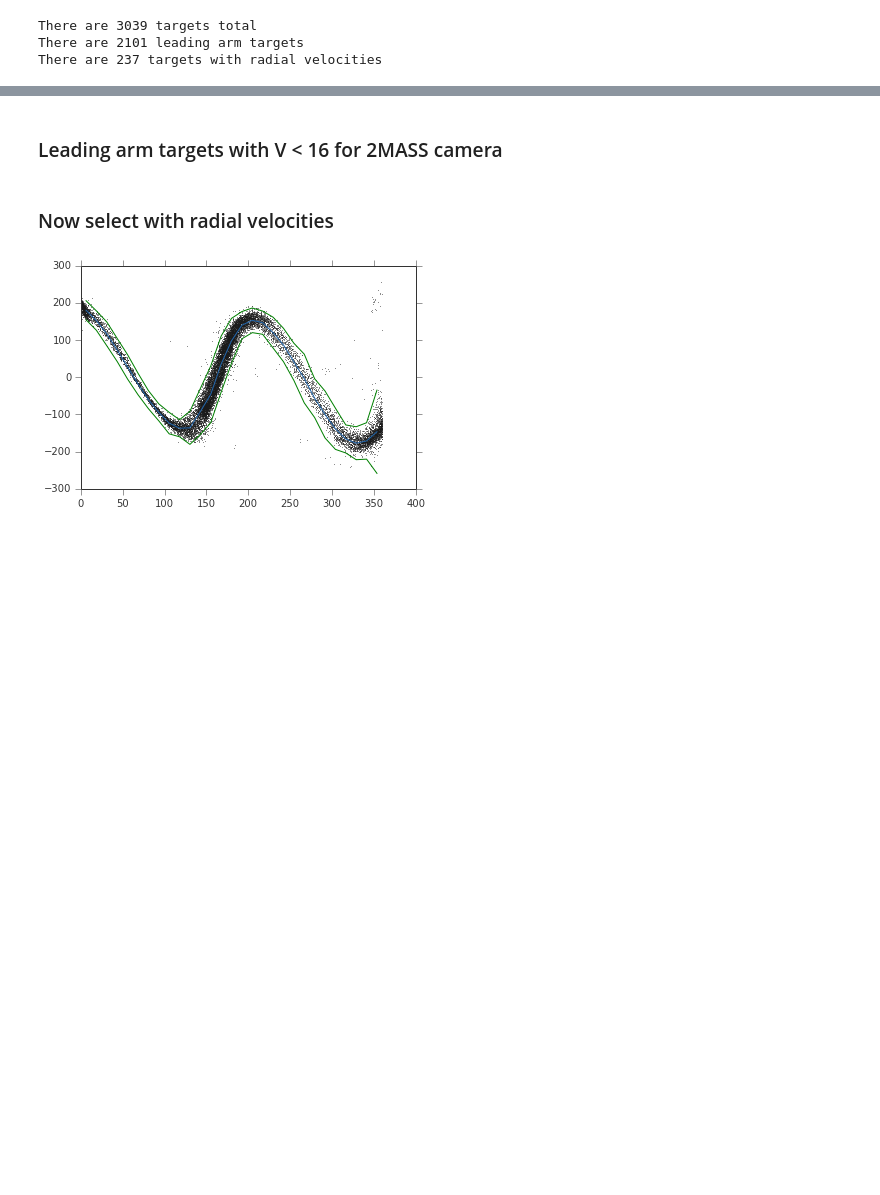
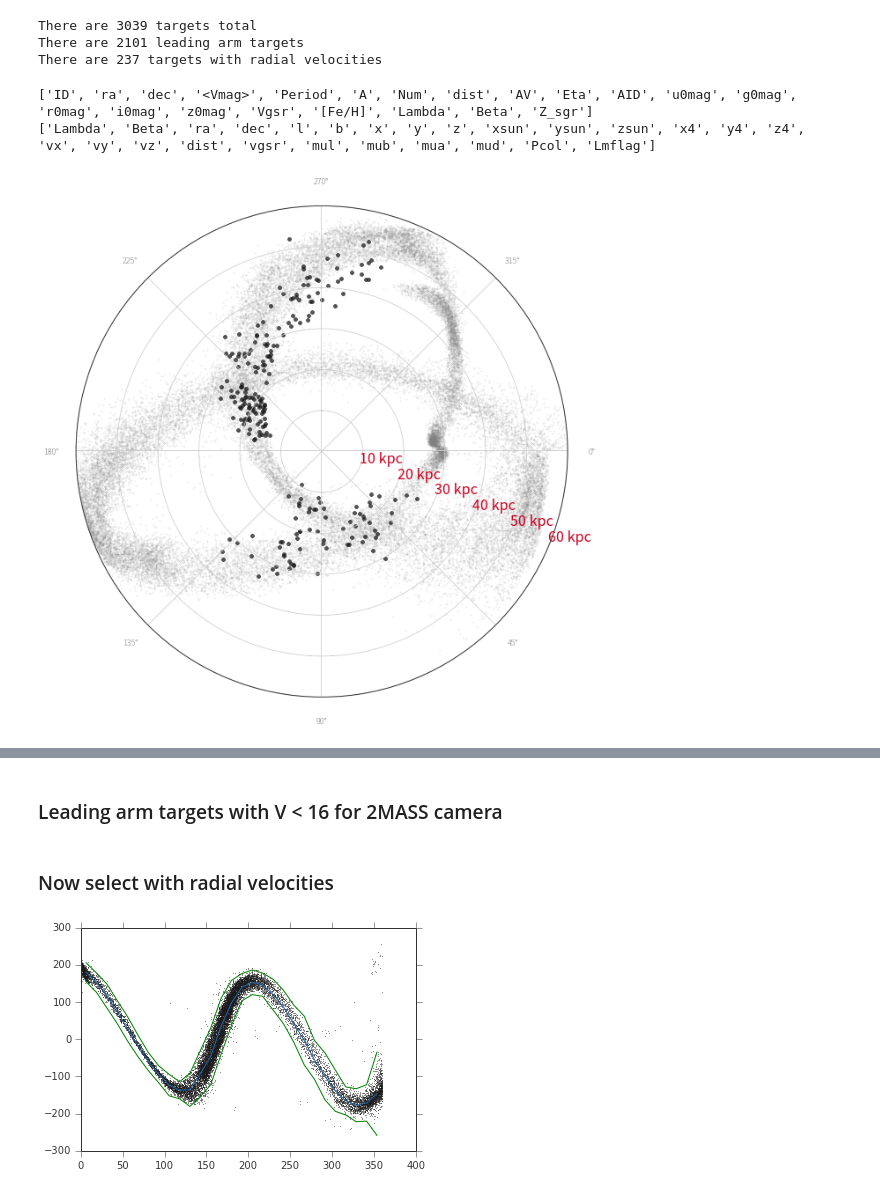
Before and after one commit to adrn/streams, a Jupyter notebook: text/notebooks/Spitzer RR Lyrae Selection.ipynb, the cells around one changed output, grey strips where cells are left out. Drawn from its saved outputs; the diff is of its cells as text; code cells hidden in the pictures; blank space fills up the shorter version.

```diff
--- a/text/notebooks/Spitzer RR Lyrae Selection.ipynb
+++ b/text/notebooks/Spitzer RR Lyrae Selection.ipynb
@@ -211,3 +211,30 @@ print("There are {0} targets with radial velocities".format(np.sum(dist_targets_
 There are 3039 targets total
 There are 2101 leading arm targets
 There are 237 targets with radial velocities
+# %%
+print final_targets.colnames
+print lm10.colnames
+# %% [output]
+['ID', 'ra', 'dec', '<Vmag>', 'Period', 'A', 'Num', 'dist', 'AV', 'Eta', 'AID', 'u0mag', 'g0mag', 'r0mag', 'i0mag', 'z0mag', 'Vgsr', '[Fe/H]', 'Lambda', 'Beta', 'Z_sgr']
+['Lambda', 'Beta', 'ra', 'dec', 'l', 'b', 'x', 'y', 'z', 'xsun', 'ysun', 'zsun', 'x4', 'y4', 'z4', 'vx', 'vy', 'vz', 'dist', 'vgsr', 'mul', 'mub', 'mua', 'mud', 'Pcol', 'Lmflag']
+# %%
+idx = dist_targets_idx & (~sgr_catalina["Vgsr"].mask)
+final_targets = sgr_catalina[idx]
+
+figure(figsize=(10,10))
+ax = subplot(111, projection="polar")
+ax.plot(np.radians(lm10['Lambda']), lm10['dist'], marker='.',
+        color='grey', linestyle='none', alpha=0.1)
+ax.plot(np.radians(final_targets["Lambda"]), final_targets["dist"],
+        marker='o', linestyle='none', alpha=0.75)
+ax.set_theta_direction(-1)
+ax.set_ylim(0,60)
+
+ax.yaxis.set_ticks(range(10,60+10,10))
+ax.yaxis.set_major_formatter(FormatStrFormatter('%d kpc'))
+for l in ax.yaxis.get_ticklabels():
+    l.set_fontsize(18)
+    l.set_fontweight(400)
+    l.set_color('#CA0020')
+# %% [output]
+[figure, added]
```
Also changed, not shown: parts of 10 cells of this notebook.
